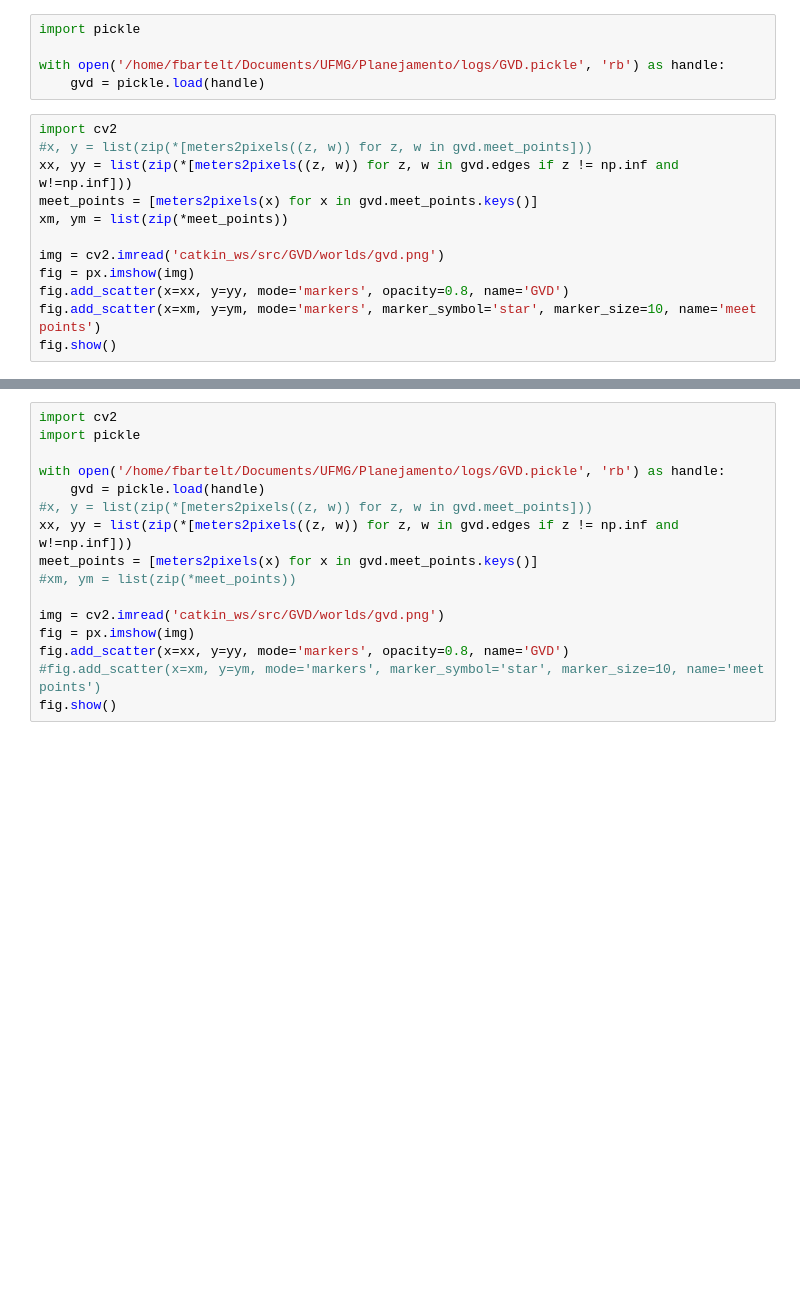
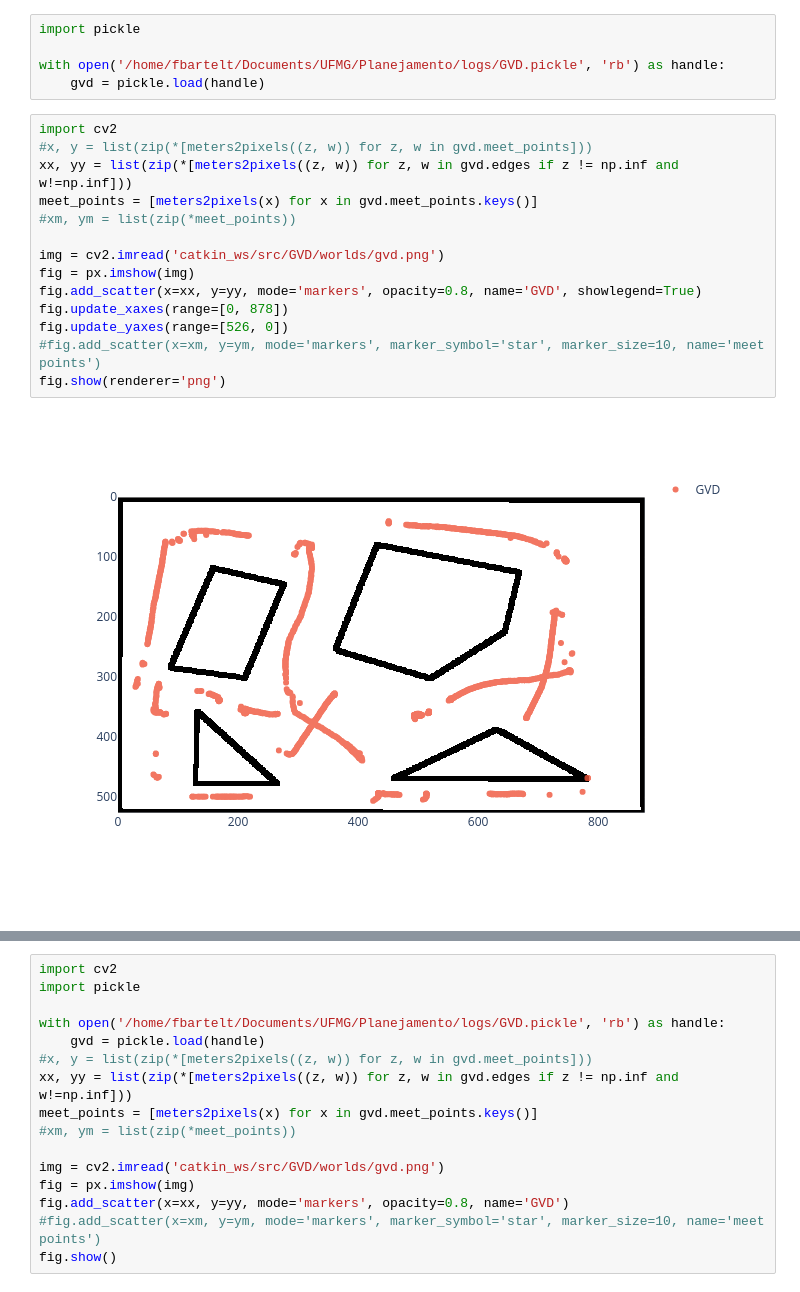
Before and after one commit to fbartelt/Planejamento-de-Movimento-de-Robos, a Jupyter notebook: test2.ipynb, the cells around one changed output, grey strips where cells are left out. Cells and saved outputs as stored; diff of their text form; blank space fills up the shorter version.

```diff
--- a/test2.ipynb
+++ b/test2.ipynb
@@ -446,12 +446,16 @@ with open('/home/fbartelt/Documents/UFMG/Planejamento/logs/GVD.pickle', 'rb') as
 # %%
 import cv2
 #x, y = list(zip(*[meters2pixels((z, w)) for z, w in gvd.meet_points]))
 xx, yy = list(zip(*[meters2pixels((z, w)) for z, w in gvd.edges if z != np.inf and w!=np.inf]))
 meet_points = [meters2pixels(x) for x in gvd.meet_points.keys()]
-xm, ym = list(zip(*meet_points))
+#xm, ym = list(zip(*meet_points))
 
 img = cv2.imread('catkin_ws/src/GVD/worlds/gvd.png')
 fig = px.imshow(img)
-fig.add_scatter(x=xx, y=yy, mode='markers', opacity=0.8, name='GVD')
-fig.add_scatter(x=xm, y=ym, mode='markers', marker_symbol='star', marker_size=10, name='meet points')
-fig.show()
+fig.add_scatter(x=xx, y=yy, mode='markers', opacity=0.8, name='GVD', showlegend=True)
+fig.update_xaxes(range=[0, 878])
+fig.update_yaxes(range=[526, 0])
+#fig.add_scatter(x=xm, y=ym, mode='markers', marker_symbol='star', marker_size=10, name='meet points')
+fig.show(renderer='png')
+# %% [output]
+[figure, added]
```
Also changed, not shown: parts of 1 cell of this notebook, 8 other files.
